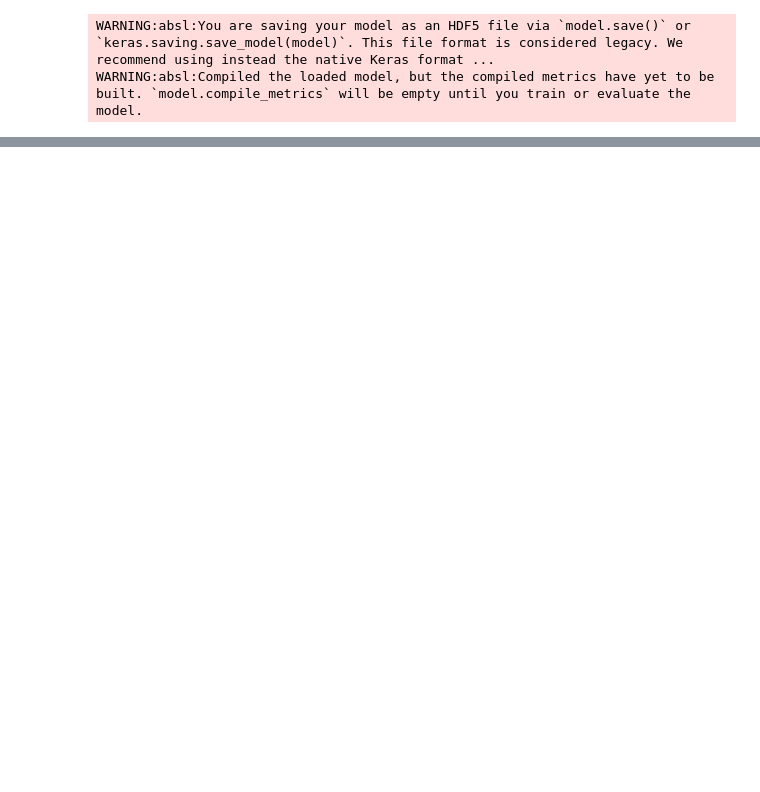
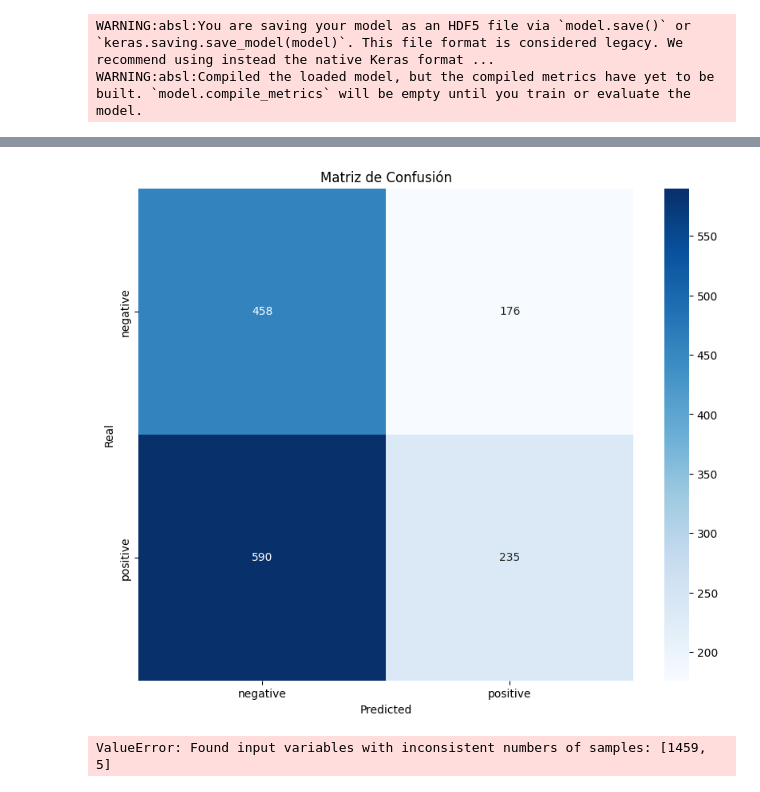
Before and after one commit to MonicaVenzor/memesense, a Jupyter notebook: memesense_project.ipynb, the cells around one changed output, grey strips where cells are left out. Cells and saved outputs as stored; diff of their text form; code cells hidden in the pictures; blank space fills up the shorter version.

```diff
--- a/memesense_project.ipynb
+++ b/memesense_project.ipynb
@@ -442,3 +429,26 @@ modelo_cargado = load_model('modelo_multimodal.h5')
 # %% [output]
 WARNING:absl:You are saving your model as an HDF5 file via `model.save()` or `keras.saving.save_model(model)`. This file format is considered legacy. We recommend using instead the native Keras format ...
 WARNING:absl:Compiled the loaded model, but the compiled metrics have yet to be built. `model.compile_metrics` will be empty until you train or evaluate the model.
+# %%
+# matriz de confusión
+from sklearn.metrics import confusion_matrix
+import seaborn as sns
+
+# Predicciones en el conjunto de prueba
+predictions = modelo_cargado.predict([X_test_images, text_data_test])
+class_predict = predictions.argmax(axis=1)
+
+# Matriz de confusión
+cm = confusion_matrix(y_test, class_predict)
+
+# Etiquetas
+labels = label_encoder.classes_
+
+# Crear el mapa de calor
+plt.figure(figsize=(10, 8))
+sns.heatmap(cm, annot=True, fmt='d', xticklabels=labels, yticklabels=labels, cmap='Blues')
+plt.xlabel('Predicted')
+plt.ylabel('Real')
+plt.title('Matriz de Confusión')
+plt.show()
+# %% [output]
@@ -444,0 +456,9 @@ WARNING:absl:Compiled the loaded model, but the compiled metrics have yet to be
+[figure, added]
+# %%
+# Reporte de clasificación
+from sklearn.metrics import classification_report
+
+# Reporte de clasificación
+print(classification_report(y_test, clases_predichas, target_names=labels))
+# %% [output]
+ValueError: Found input variables with inconsistent numbers of samples: [1459, 5]
```
Also changed, not shown: parts of 18 cells of this notebook.
